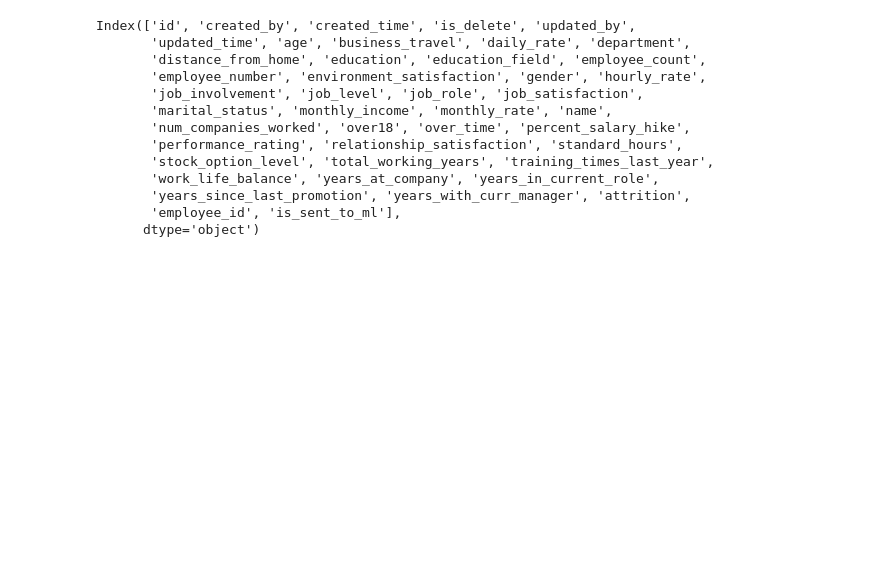
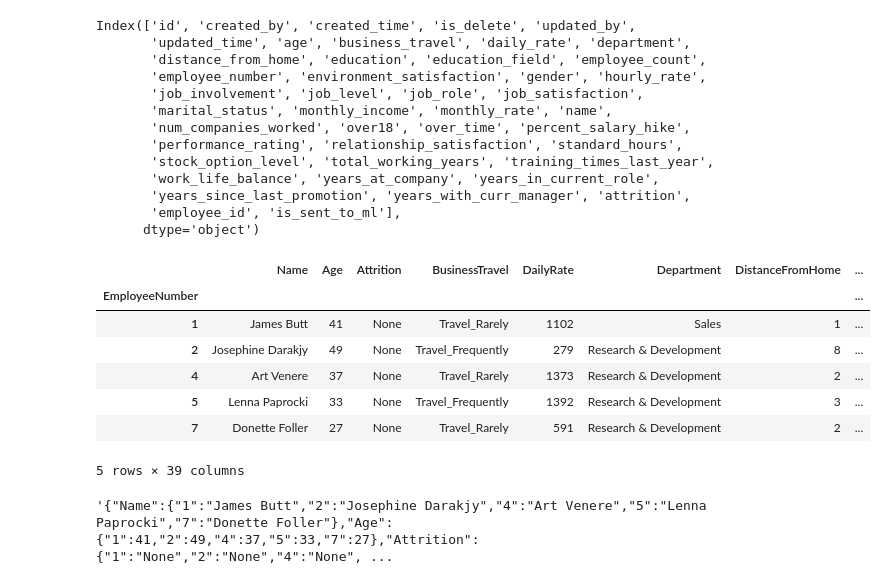
Before and after one commit to MahdiEsrafili/HR_Attrition_prediction, a Jupyter notebook: database_connection.ipynb, the cells around one changed output. Cells and saved outputs as stored; diff of their text form; code cells hidden in the pictures; blank space fills up the shorter version.

```diff
--- a/database_connection.ipynb
+++ b/database_connection.ipynb
@@ -456,3 +455,28 @@ Index(['id', 'created_by', 'created_time', 'is_delete', 'updated_by',
        'years_since_last_promotion', 'years_with_curr_manager', 'attrition',
        'employee_id', 'is_sent_to_ml'],
       dtype='object')
+# %%
+data = pd.read_csv('data/name_attached/train_data_incl_names.csv')
+data.drop('Unnamed: 0', 1 , inplace = True)
+data['is_sent_to_ml'] = 'FALSE'
+data['Attrition'] = 'None'
+data['recommendation'] = 'None'
+data['updated_by'] = 'BE'
+data['updated_time'] = 'None'
+data.set_index('EmployeeNumber',inplace = True)
+data.head()
+# %% [output]
+|  | Name | Age | Attrition | BusinessTravel | DailyRate | Department | DistanceFromHome | ... |
+| EmployeeNumber |  |  |  |  |  |  |  | ... |
+| 1 | James Butt | 41 | None | Travel_Rarely | 1102 | Sales | 1 | ... |
+| 2 | Josephine Darakjy | 49 | None | Travel_Frequently | 279 | Research & Development | 8 | ... |
+| 4 | Art Venere | 37 | None | Travel_Rarely | 1373 | Research & Development | 2 | ... |
+| 5 | Lenna Paprocki | 33 | None | Travel_Frequently | 1392 | Research & Development | 3 | ... |
+| 7 | Donette Foller | 27 | None | Travel_Rarely | 591 | Research & Development | 2 | ... |
+5 rows × 39 columns
+# %%
+sample = data.iloc[:5]
+sample_json = sample.to_json()
+sample_json
+# %% [output]
+'{"Name":{"1":"James Butt","2":"Josephine Darakjy","4":"Art Venere","5":"Lenna Paprocki","7":"Donette Foller"},"Age":{"1":41,"2":49,"4":37,"5":33,"7":27},"Attrition":{"1":"None","2":"None","4":"None", ...
```
Also changed, not shown: parts of 13 cells of this notebook, 5 other files.
